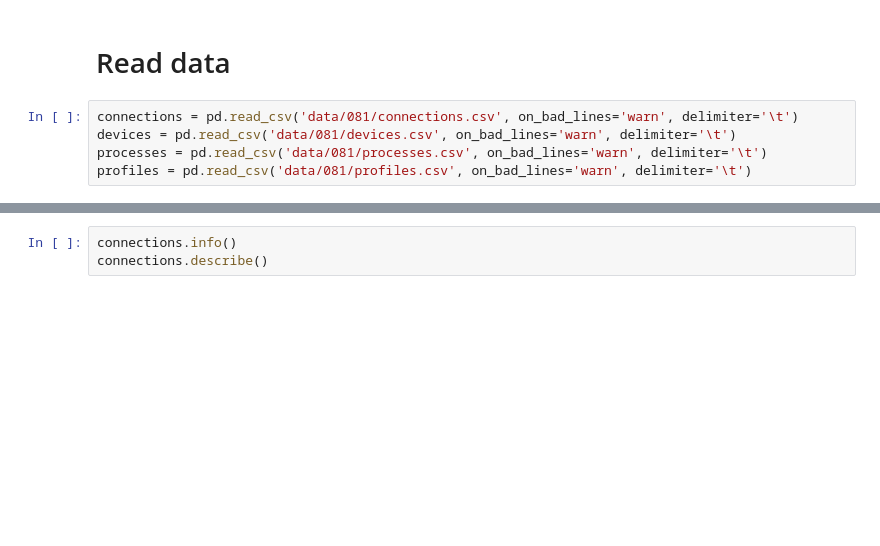
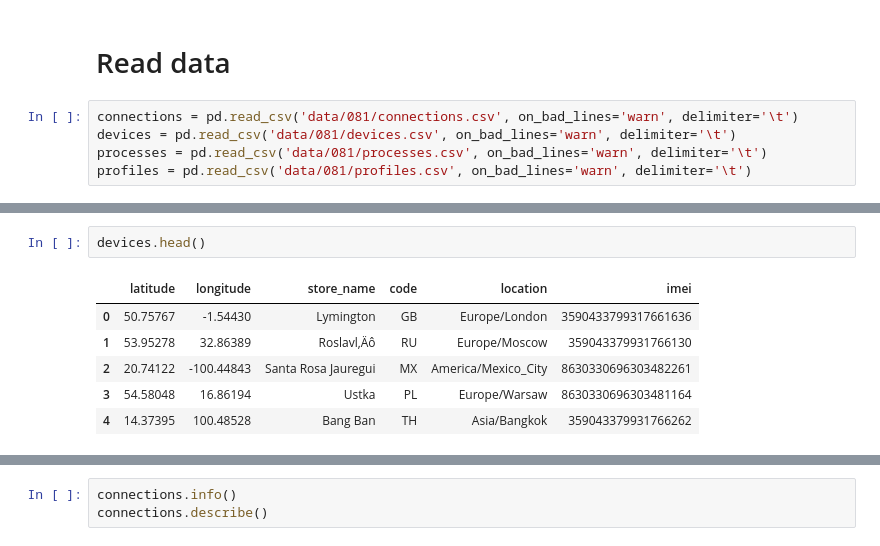
Before and after one commit to tomcer11/IAU, a Jupyter notebook: assignment.ipynb, the cells around one changed output, grey strips where cells are left out. Drawn from its saved outputs; the diff is of its cells as text; blank space fills up the shorter version.

```diff
--- a/assignment.ipynb
+++ b/assignment.ipynb
@@ -13,0 +23,9 @@ profiles = pd.read_csv('data/081/profiles.csv', on_bad_lines='warn', delimiter='
+# %%
+devices.head()
+# %% [output]
+|  | latitude | longitude | store_name | code | location | imei |
+| 0 | 50.75767 | -1.54430 | Lymington | GB | Europe/London | 3590433799317661636 |
+| 1 | 53.95278 | 32.86389 | Roslavl‚Äô | RU | Europe/Moscow | 359043379931766130 |
+| 2 | 20.74122 | -100.44843 | Santa Rosa Jauregui | MX | America/Mexico_City | 8630330696303482261 |
+| 3 | 54.58048 | 16.86194 | Ustka | PL | Europe/Warsaw | 8630330696303481164 |
+| 4 | 14.37395 | 100.48528 | Bang Ban | TH | Asia/Bangkok | 359043379931766262 |
```
Also changed, not shown: parts of 10 cells of this notebook.
